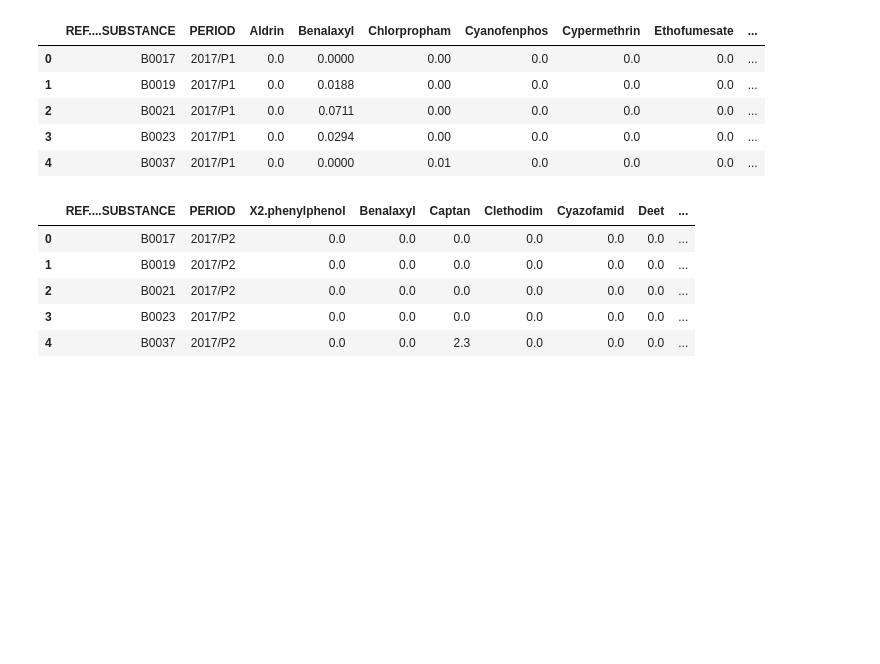
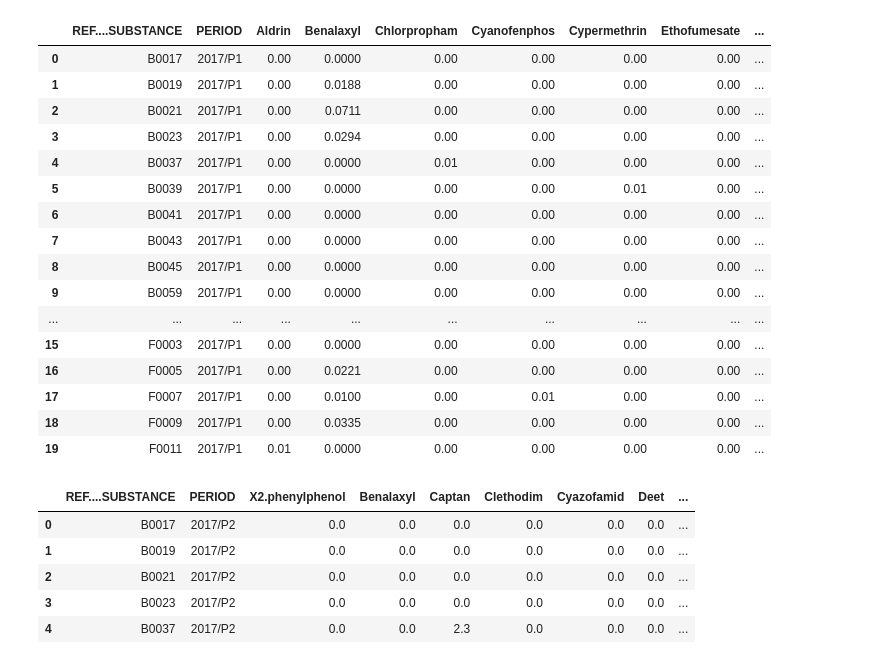
Before and after one commit to hajrashidimad/hack_be_o_impact, a Jupyter notebook: notebooks/pesticides.ipynb, the cells around one changed output. Cells and saved outputs as stored; diff of their text form; code cells hidden in the pictures; blank space fills up the shorter version.

```diff
--- a/notebooks/pesticides.ipynb
+++ b/notebooks/pesticides.ipynb
@@ -25,12 +105,47 @@ pest_2020_p4 = pd.read_excel("../data/original/2020/pesticides/PESTICIDES_2020_P
+# %%
+# CREER LES COLONNES
+pest_2017_p1["PESTICIDE"] = 0
+pest_2017_p1["FUINGICIDE"] = 0
+pest_2017_p1["HERBICIDE"] = 0
+
+
+# BOUCLE pour incrementer les compteurs
+
+
+
+col_name = 'Pencycuron'
+value_LMR = 0.01
+#pest_2017_p1["LMR_TINTIN"] = 0
+filter_pesticide = pest_2017_p1[col_name] > 0
+b_pesti = False
+b_fungi = True
+b_herbi = True
+if b_pesti:
+    pest_2017_p1.loc[filter_pesticide, "PESTICIDE"] += 1
+if b_fungi:
+    pest_2017_p1.loc[filter_pesticide, "FUINGICIDE"] += 1
+if b_herbi:
+    pest_2017_p1.loc[filter_pesticide, "HERBICIDE"] += 1
 # %%
-pest_2017_p1.head()
+pest_2017_p1.head(20)
 # %% [output]
 |  | REF....SUBSTANCE | PERIOD | Aldrin | Benalaxyl | Chlorpropham | Cyanofenphos | Cypermethrin | Ethofumesate | ... |
-| 0 | B0017 | 2017/P1 | 0.0 | 0.0000 | 0.00 | 0.0 | 0.0 | 0.0 | ... |
-| 1 | B0019 | 2017/P1 | 0.0 | 0.0188 | 0.00 | 0.0 | 0.0 | 0.0 | ... |
-| 2 | B0021 | 2017/P1 | 0.0 | 0.0711 | 0.00 | 0.0 | 0.0 | 0.0 | ... |
-| 3 | B0023 | 2017/P1 | 0.0 | 0.0294 | 0.00 | 0.0 | 0.0 | 0.0 | ... |
-| 4 | B0037 | 2017/P1 | 0.0 | 0.0000 | 0.01 | 0.0 | 0.0 | 0.0 | ... |
+| 0 | B0017 | 2017/P1 | 0.00 | 0.0000 | 0.00 | 0.00 | 0.00 | 0.00 | ... |
+| 1 | B0019 | 2017/P1 | 0.00 | 0.0188 | 0.00 | 0.00 | 0.00 | 0.00 | ... |
+| 2 | B0021 | 2017/P1 | 0.00 | 0.0711 | 0.00 | 0.00 | 0.00 | 0.00 | ... |
+| 3 | B0023 | 2017/P1 | 0.00 | 0.0294 | 0.00 | 0.00 | 0.00 | 0.00 | ... |
+| 4 | B0037 | 2017/P1 | 0.00 | 0.0000 | 0.01 | 0.00 | 0.00 | 0.00 | ... |
+| 5 | B0039 | 2017/P1 | 0.00 | 0.0000 | 0.00 | 0.00 | 0.01 | 0.00 | ... |
+| 6 | B0041 | 2017/P1 | 0.00 | 0.0000 | 0.00 | 0.00 | 0.00 | 0.00 | ... |
+| 7 | B0043 | 2017/P1 | 0.00 | 0.0000 | 0.00 | 0.00 | 0.00 | 0.00 | ... |
+| 8 | B0045 | 2017/P1 | 0.00 | 0.0000 | 0.00 | 0.00 | 0.00 | 0.00 | ... |
+| 9 | B0059 | 2017/P1 | 0.00 | 0.0000 | 0.00 | 0.00 | 0.00 | 0.00 | ... |
+| ... | ... | ... | ... | ... | ... | ... | ... | ... | ... |
+| 15 | F0003 | 2017/P1 | 0.00 | 0.0000 | 0.00 | 0.00 | 0.00 | 0.00 | ... |
+| 16 | F0005 | 2017/P1 | 0.00 | 0.0221 | 0.00 | 0.00 | 0.00 | 0.00 | ... |
+| 17 | F0007 | 2017/P1 | 0.00 | 0.0100 | 0.00 | 0.01 | 0.00 | 0.00 | ... |
+| 18 | F0009 | 2017/P1 | 0.00 | 0.0335 | 0.00 | 0.00 | 0.00 | 0.00 | ... |
+| 19 | F0011 | 2017/P1 | 0.01 | 0.0000 | 0.00 | 0.00 | 0.00 | 0.00 | ... |
 # %%
 pest_2017_p2.head()
 # %% [output]
```
Also changed, not shown: parts of 1 cell of this notebook, 3 other files.
